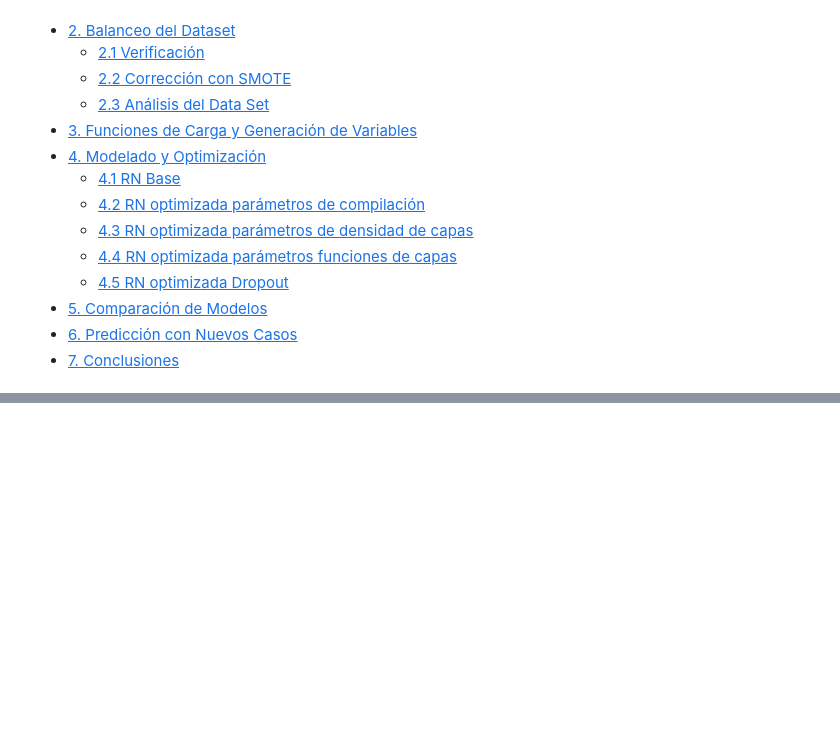
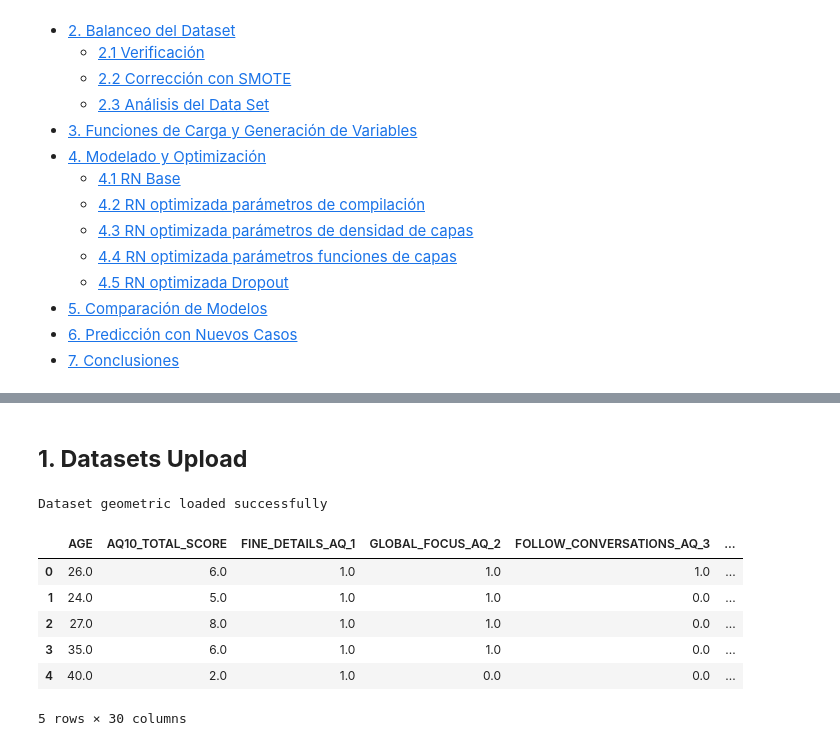
Before and after one commit to PaulSebastian9720/Autism-screaning-adult-analysis, a Jupyter notebook: notebooks/3_Modeling_&&_Predictions.ipynb, the cells around one changed output, grey strips where cells are left out. Saved outputs shown, nothing was run; the diff lists cells and outputs as text; code cells hidden in the pictures; blank space fills up the shorter version.

```diff
--- a/notebooks/3_Modeling_&&_Predictions.ipynb
+++ b/notebooks/3_Modeling_&&_Predictions.ipynb
@@ -942,0 +56,15 @@ Los casos reales evidencian la capacidad del modelo para discriminar perfiles di
+# %% [markdown]
+## <span id="sec1"></span> **1. Datasets Upload**
+# %%
+df_geometric = pd.read_csv("../_attachments/datasets/data-set-geometric-labels.csv", sep=',')
+print("Dataset geometric loaded successfully")
+df_geometric.head()
+# %% [output]
+Dataset geometric loaded successfully
+|  | AGE | AQ10_TOTAL_SCORE | FINE_DETAILS_AQ_1 | GLOBAL_FOCUS_AQ_2 | FOLLOW_CONVERSATIONS_AQ_3 | ... |
+| 0 | 26.0 | 6.0 | 1.0 | 1.0 | 1.0 | ... |
+| 1 | 24.0 | 5.0 | 1.0 | 1.0 | 0.0 | ... |
+| 2 | 27.0 | 8.0 | 1.0 | 1.0 | 0.0 | ... |
+| 3 | 35.0 | 6.0 | 1.0 | 1.0 | 0.0 | ... |
+| 4 | 40.0 | 2.0 | 1.0 | 0.0 | 0.0 | ... |
+5 rows × 30 columns
```
Also changed, not shown: parts of 63 cells of this notebook, 1 other file.
